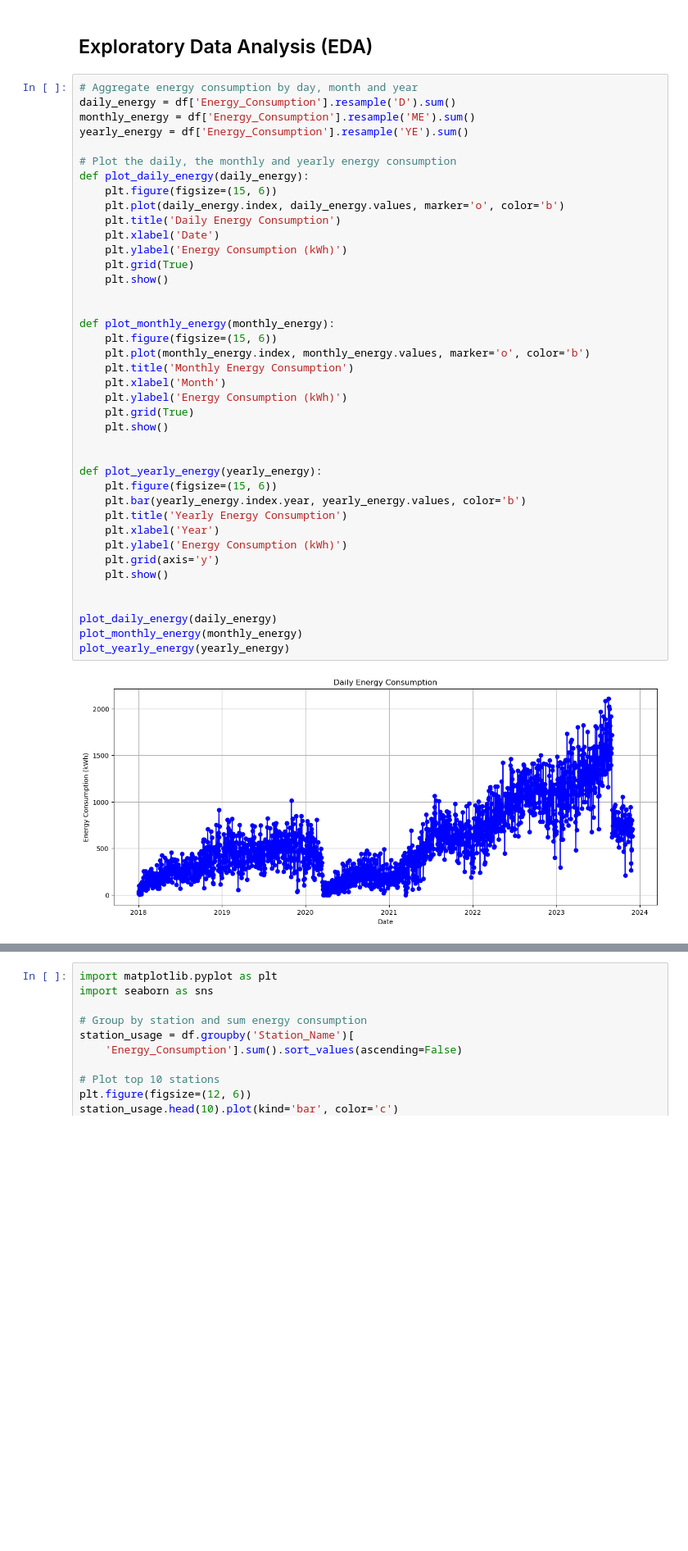
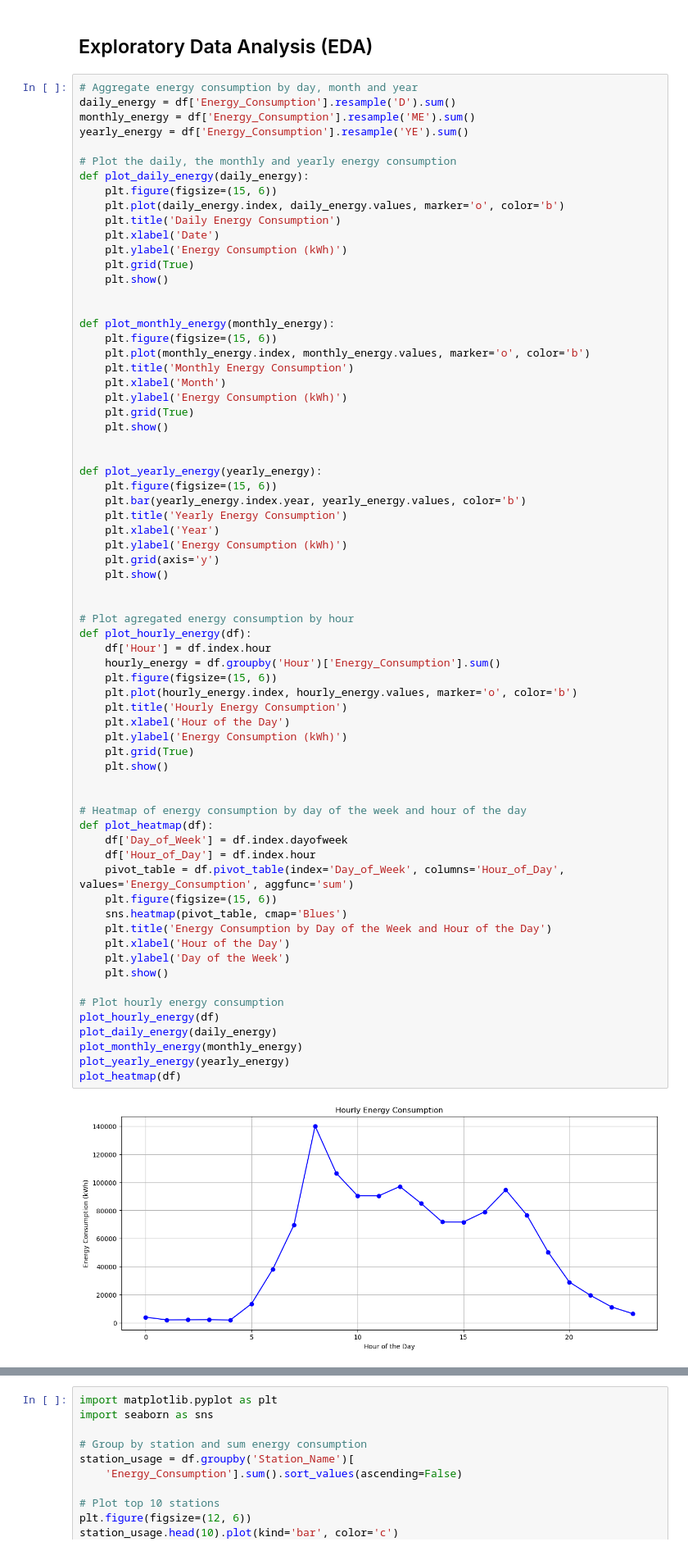
Before and after one commit to sebxGit/P10, a Jupyter notebook: DataAnalysis.ipynb, the cells around one changed output, grey strips where cells are left out. Shown at 82% size. Cells and saved outputs as stored; diff of their text form; blank space fills up the shorter version.

```diff
--- a/DataAnalysis.ipynb
+++ b/DataAnalysis.ipynb
@@ -124,31 +124,59 @@ def plot_daily_energy(daily_energy):
     plt.xlabel('Date')
     plt.ylabel('Energy Consumption (kWh)')
     plt.grid(True)
     plt.show()
 
 
 def plot_monthly_energy(monthly_energy):
     plt.figure(figsize=(15, 6))
     plt.plot(monthly_energy.index, monthly_energy.values, marker='o', color='b')
     plt.title('Monthly Energy Consumption')
     plt.xlabel('Month')
     plt.ylabel('Energy Consumption (kWh)')
     plt.grid(True)
     plt.show()
 
 
 def plot_yearly_energy(yearly_energy):
     plt.figure(figsize=(15, 6))
     plt.bar(yearly_energy.index.year, yearly_energy.values, color='b')
     plt.title('Yearly Energy Consumption')
     plt.xlabel('Year')
     plt.ylabel('Energy Consumption (kWh)')
     plt.grid(axis='y')
     plt.show()
 
 
+# Plot agregated energy consumption by hour
+def plot_hourly_energy(df):
+    df['Hour'] = df.index.hour
+    hourly_energy = df.groupby('Hour')['Energy_Consumption'].sum()
+    plt.figure(figsize=(15, 6))
+    plt.plot(hourly_energy.index, hourly_energy.values, marker='o', color='b')
+    plt.title('Hourly Energy Consumption')
+    plt.xlabel('Hour of the Day')
+    plt.ylabel('Energy Consumption (kWh)')
+    plt.grid(True)
+    plt.show()
+
+
+# Heatmap of energy consumption by day of the week and hour of the day
+def plot_heatmap(df):
+    df['Day_of_Week'] = df.index.dayofweek
+    df['Hour_of_Day'] = df.index.hour
+    pivot_table = df.pivot_table(index='Day_of_Week', columns='Hour_of_Day', values='Energy_Consumption', aggfunc='sum')
+    plt.figure(figsize=(15, 6))
+    sns.heatmap(pivot_table, cmap='Blues')
+    plt.title('Energy Consumption by Day of the Week and Hour of the Day')
+    plt.xlabel('Hour of the Day')
+    plt.ylabel('Day of the Week')
+    plt.show()
+
+# Plot hourly energy consumption
+plot_hourly_energy(df)
 plot_daily_energy(daily_energy)
 plot_monthly_energy(monthly_energy)
 plot_yearly_energy(yearly_energy)
+plot_heatmap(df)
 # %% [output]
-[figure, old version]
+[figure, new version]
```
Also changed, not shown: parts of 2 cells of this notebook.
